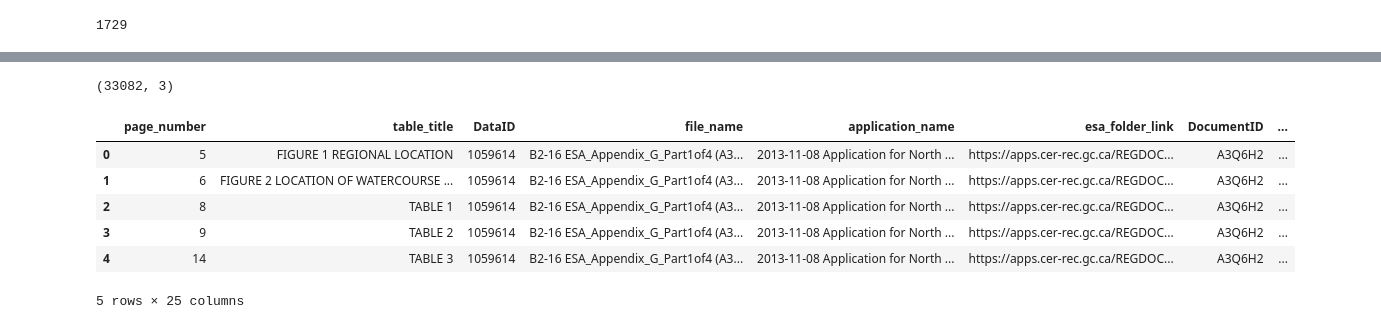
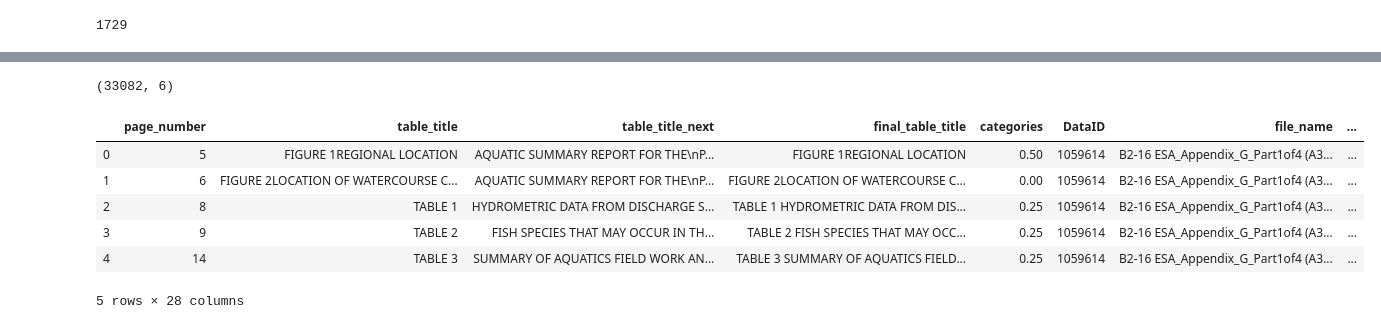
Before and after one commit to iVibudh/CER-ESA-Phase1, a Jupyter notebook: Read tika pickles to extract tables and figures raw.ipynb, the cells around one changed output, grey strips where cells are left out. Saved outputs shown, nothing was run; the diff lists cells and outputs as text; code cells hidden in the pictures.

```diff
--- a/Read tika pickles to extract tables and figures raw.ipynb
+++ b/Read tika pickles to extract tables and figures raw.ipynb
@@ -29,9 +29,10 @@ start = time.time()
 file_name = []
 page_number = []
 table_title = []
+table_title_next = []
 
 exceptions_list = ['...', 'Table of Content', 'TABLE OF CONTENTS']
-
+last_ptag_starts_with_key = 0
 for x in all_paths:
     with open(x, 'rb') as f:
         data = pickle.load(f)
@@ -40,10 +41,14 @@ for x in all_paths:
         for b, p in enumerate(pages):
             pages_text = [x.text for x in p.find_all('p')]
             for y in pages_text:
+                if last_ptag_starts_with_key ==1:
+                    table_title_next.append(y)
+                last_ptag_starts_with_key = 0
                 if y.startswith(('Table', 'TABLE', 'Figure', 'FIGURE')) and not any(substring in y for substring in exceptions_list):
                     file_name.append(x)
                     table_title.append(y)
                     page_number.append(b + 1)
-#                     print(y, b+1)
+                    last_ptag_starts_with_key = 1
+#
 print('Time: ', time.time() - start)
 # %% [output]
@@ -50,0 +56,5 @@ Time:  369.4204022884369
+# %%
+table_titles = table_title
+table_title = []
+for title in table_titles:
+    table_title.append(title.replace('\n','').replace('\r',''))
@@ -50,0 +112,3 @@ Time:  369.4204022884369
+# %%
+categorize_tablesgorize_tablesgorize_tablesgories = []
+categories = categorize_tables(table_title)
@@ -50,0 +133,8 @@ Time:  369.4204022884369
+# %%
+final_table_title = []
+for i in range(len(categories)):
+    if categories[i] == 0.25:
+        final_table_title.append(table_title[i].strip() + " " + table_title_next[i].strip())
+    else:
+        final_table_title.append(table_title[i].strip())
+len(final_table_title)
@@ -51,25 +163,30 @@ Time:  369.4204022884369
 # %%
-df_table_names = pd.DataFrame({'file_name' : file_name, 'page_number' : page_number, 'table_title' : table_title})
+df_table_names = pd.DataFrame({'file_name' : file_name,
+                               'page_number' : page_number,
+                               'table_title' : table_title,
+                               'table_title_next' : table_title_next,
+                               'final_table_title' : final_table_title,
+                                'categories' : categories})
 df_table_names.shape
 df_table_names['DataID'] = df_table_names['file_name'].str.replace('\n', ' ').str.replace('F:/Environmental Baseline Data/Version 4 - Final/Tika - Pickles/tikaxml_', '').str.replace('.pkl', '').astype(int)
 df_table_names['table_title'] = df_table_names['table_title'].str.replace('\n', ' ')
 df_table_names = df_table_names.drop('file_name', axis = 1)
 
 df_table_names_project = df_table_names.merge(index2, on = 'DataID')
 df_table_names_project.loc[df_table_names_project['table_title'].str.contains('FIGURE'), 'Category'] = 'Figure'
 df_table_names_project.loc[df_table_names_project['table_title'].str.contains('TABLE'), 'Category'] = 'Table'
 df_table_names_project.loc[df_table_names_project['table_title'].str.contains('Figure'), 'Category'] = 'Figure'
 df_table_names_project.loc[df_table_names_project['table_title'].str.contains('Table'), 'Category'] = 'Table'
 df_table_names_project.head()
 # %% [output]
-(33082, 3)
+(33082, 6)
-|  | page_number | table_title | DataID | file_name | application_name | esa_folder_link | DocumentID | ... |
-| 0 | 5 | FIGURE 1 REGIONAL LOCATION | 1059614 | B2-16 ESA_Appendix_G_Part1of4 (A3... | 2013-11-08 Application for North ... | https://apps.cer-rec.gc.ca/REGDOC... | A3Q6H2 | ... |
-| 1 | 6 | FIGURE 2 LOCATION OF WATERCOURSE ... | 1059614 | B2-16 ESA_Appendix_G_Part1of4 (A3... | 2013-11-08 Application for North ... | https://apps.cer-rec.gc.ca/REGDOC... | A3Q6H2 | ... |
-| 2 | 8 | TABLE 1 | 1059614 | B2-16 ESA_Appendix_G_Part1of4 (A3... | 2013-11-08 Application for North ... | https://apps.cer-rec.gc.ca/REGDOC... | A3Q6H2 | ... |
-| 3 | 9 | TABLE 2 | 1059614 | B2-16 ESA_Appendix_G_Part1of4 (A3... | 2013-11-08 Application for North ... | https://apps.cer-rec.gc.ca/REGDOC... | A3Q6H2 | ... |
-| 4 | 14 | TABLE 3 | 1059614 | B2-16 ESA_Appendix_G_Part1of4 (A3... | 2013-11-08 Application for North ... | https://apps.cer-rec.gc.ca/REGDOC... | A3Q6H2 | ... |
+|  | page_number | table_title | table_title_next | final_table_title | categories | DataID | file_name | ... |
+| 0 | 5 | FIGURE 1REGIONAL LOCATION | AQUATIC SUMMARY REPORT FOR THE\nP... | FIGURE 1REGIONAL LOCATION | 0.50 | 1059614 | B2-16 ESA_Appendix_G_Part1of4 (A3... | ... |
+| 1 | 6 | FIGURE 2LOCATION OF WATERCOURSE C... | AQUATIC SUMMARY REPORT FOR THE\nP... | FIGURE 2LOCATION OF WATERCOURSE C... | 0.00 | 1059614 | B2-16 ESA_Appendix_G_Part1of4 (A3... | ... |
+| 2 | 8 | TABLE 1 | HYDROMETRIC DATA FROM DISCHARGE S... | TABLE 1 HYDROMETRIC DATA FROM DIS... | 0.25 | 1059614 | B2-16 ESA_Appendix_G_Part1of4 (A3... | ... |
+| 3 | 9 | TABLE 2 | FISH SPECIES THAT MAY OCCUR IN TH... | TABLE 2 FISH SPECIES THAT MAY OCC... | 0.25 | 1059614 | B2-16 ESA_Appendix_G_Part1of4 (A3... | ... |
+| 4 | 14 | TABLE 3 | SUMMARY OF AQUATICS FIELD WORK AN... | TABLE 3 SUMMARY OF AQUATICS FIELD... | 0.25 | 1059614 | B2-16 ESA_Appendix_G_Part1of4 (A3... | ... |
-5 rows × 25 columns
+5 rows × 28 columns
 # %%
 df_table_names_project['Application title short'].nunique()
 df_table_names_project.shape
```
Also changed, not shown: parts of 10 cells of this notebook, 5 other files.
